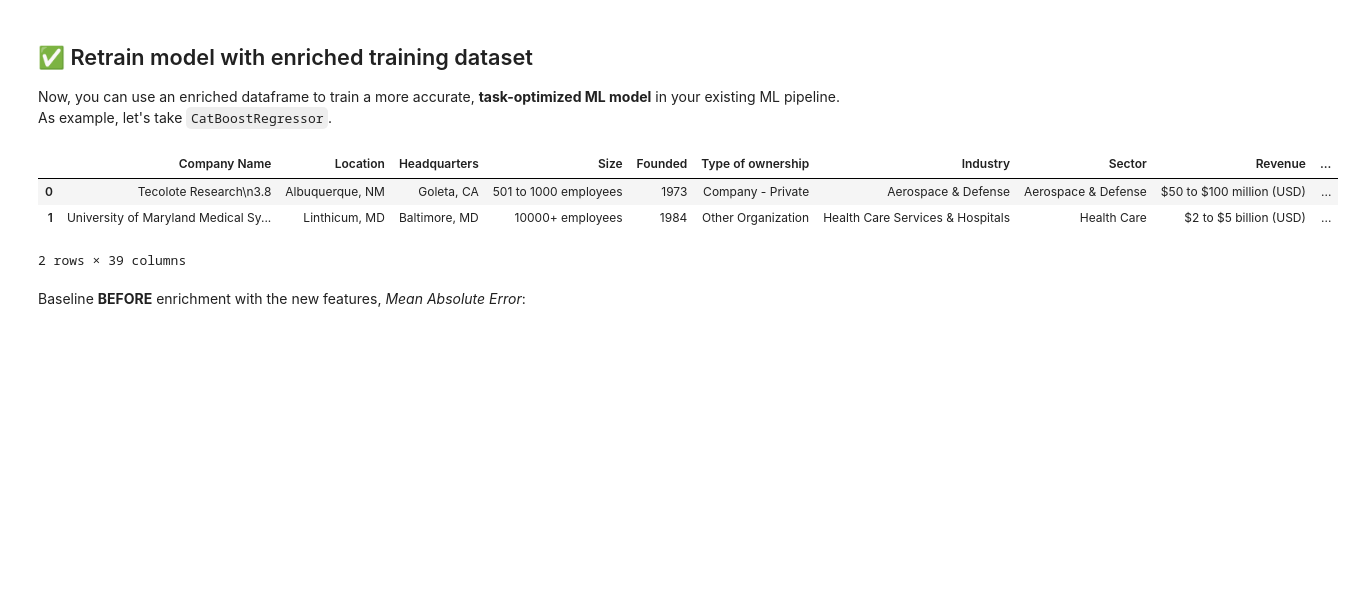
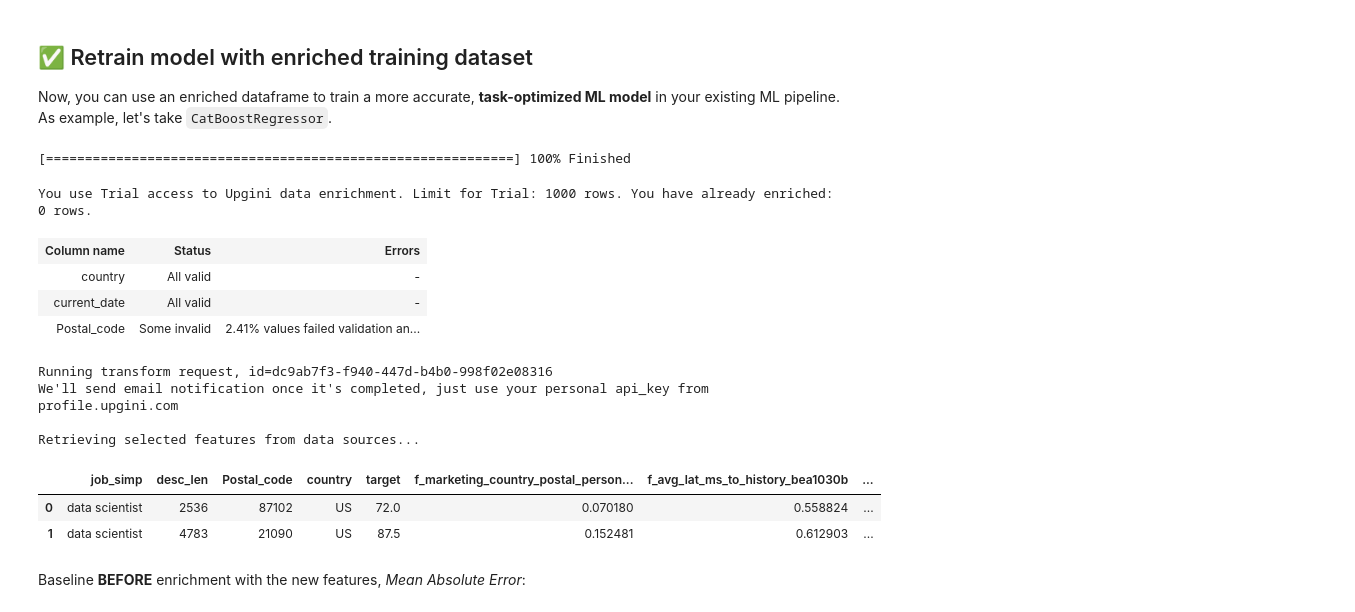
Before and after one commit to upgini/upgini, a Jupyter notebook: notebooks/Upgini_Features_search&generation.ipynb, the cells around one changed output. Cells and saved outputs as stored; diff of their text form; code cells hidden in the pictures; blank space fills up the shorter version.

```diff
--- a/notebooks/Upgini_Features_search&generation.ipynb
+++ b/notebooks/Upgini_Features_search&generation.ipynb
@@ -64,10 +64,12 @@ Define one or multiple columns as a search keys  and select **text columns** for
 from upgini import FeaturesEnricher, SearchKey
 
 enricher = FeaturesEnricher(
-    search_keys={
+  search_keys={
     'country': SearchKey.COUNTRY,
-    'Postal_code': SearchKey.POSTAL_CODE},
-    generate_features=['combined', 'company_txt'])
+    'Postal_code': SearchKey.POSTAL_CODE
+  },
+  text_features=['combined', 'company_txt']
+)
 # %% [markdown]
 ## 3️⃣ Start your search & feature generation with Scikit-learn compatible estimator
 
@@ -83,7 +85,7 @@ You need to separate features from targets in *a scikit-learn style* (X and y).
 # %%
 train_features = df.drop(['avg_salary'], axis=1)
 train_target = df.avg_salary
-enriched_train_features = enricher.fit_transform(
+enriched_train_features = enricher.fit(
     train_features,
     train_target,
     scoring = "mean_absolute_error")
@@ -125,12 +176,25 @@ Result of search & enrichment request:
 Now, you can use an enriched dataframe to train a more accurate, **task-optimized ML model** in your existing ML pipeline.
 As example, let's take `CatBoostRegressor`.
 # %%
+enriched_train_features = enricher.transform(
+  train_features,
+  train_target,
+)
 enriched_train_features.head(2)
 # %% [output]
+[============================================================] 100% Finished
+You use Trial access to Upgini data enrichment. Limit for Trial: 1000 rows. You have already enriched: 0 rows.
-|  | Company Name | Location | Headquarters | Size | Founded | Type of ownership | Industry | Sector | Revenue | ... |
-| 0 | Tecolote Research\n3.8 | Albuquerque, NM | Goleta, CA | 501 to 1000 employees | 1973 | Company - Private | Aerospace & Defense | Aerospace & Defense | $50 to $100 million (USD) | ... |
-| 1 | University of Maryland Medical Sy... | Linthicum, MD | Baltimore, MD | 10000+ employees | 1984 | Other Organization | Health Care Services & Hospitals | Health Care | $2 to $5 billion (USD) | ... |
+| Column name | Status | Errors |
+| country | All valid | - |
+| current_date | All valid | - |
+| Postal_code | Some invalid | 2.41% values failed validation an... |
-2 rows × 39 columns
+Running transform request, id=dc9ab7f3-f940-447d-b4b0-998f02e08316
+We'll send email notification once it's completed, just use your personal api_key from profile.upgini.com
+
+Retrieving selected features from data sources...
+|  | job_simp | desc_len | Postal_code | country | target | f_marketing_country_postal_person... | f_avg_lat_ms_to_history_bea1030b | ... |
+| 0 | data scientist | 2536 | 87102 | US | 72.0 | 0.070180 | 0.558824 | ... |
+| 1 | data scientist | 4783 | 21090 | US | 87.5 | 0.152481 | 0.612903 | ... |
 # %%
 from catboost import CatBoostRegressor
 from catboost.utils import eval_metric
```
Also changed, not shown: parts of 4 cells of this notebook, 3 other files.
